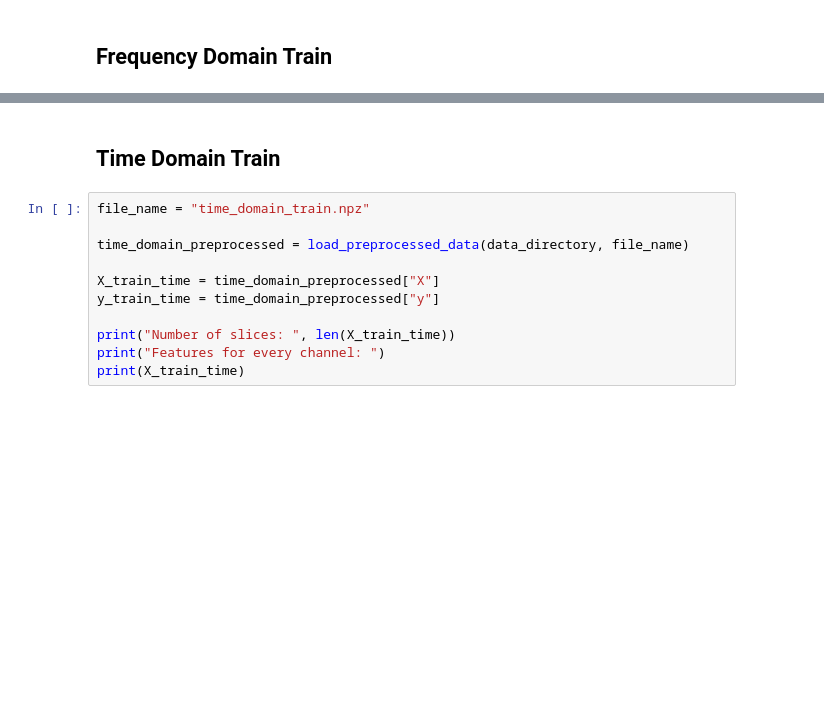
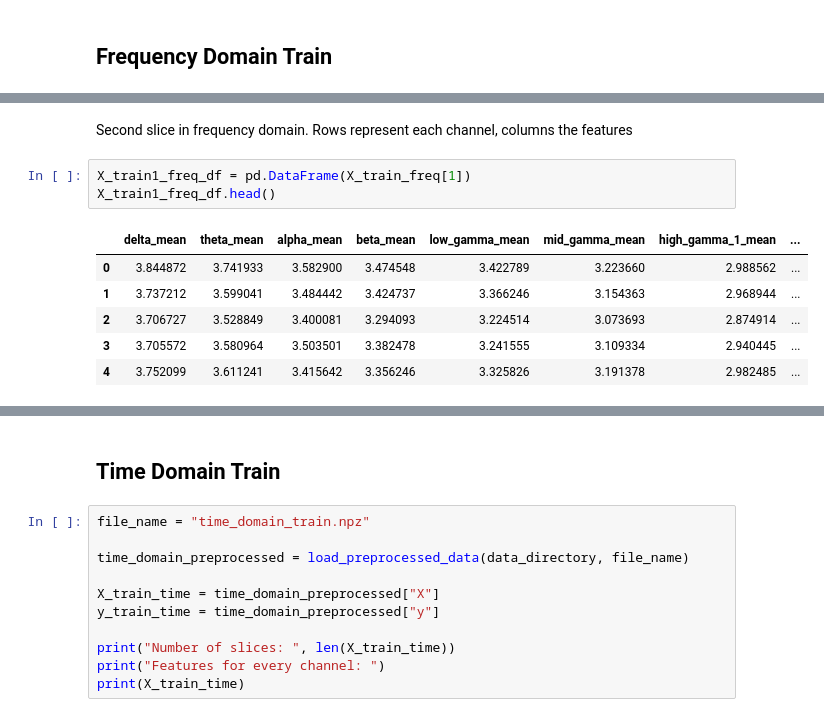
Before and after one commit to LucasVon0645/SeizureSen, a Jupyter notebook: notebooks/preprocess_test.ipynb, the cells around one changed output, grey strips where cells are left out. Saved outputs shown, nothing was run; the diff lists cells and outputs as text; blank space fills up the shorter version.

```diff
--- a/notebooks/preprocess_test.ipynb
+++ b/notebooks/preprocess_test.ipynb
@@ -77,0 +81,12 @@ X_train0_freq_df.head()
+# %% [markdown]
+Second slice in frequency domain. Rows represent each channel, columns the features
+# %%
+X_train1_freq_df = pd.DataFrame(X_train_freq[1])
+X_train1_freq_df.head()
+# %% [output]
+|  | delta_mean | theta_mean | alpha_mean | beta_mean | low_gamma_mean | mid_gamma_mean | high_gamma_1_mean | ... |
+| 0 | 3.844872 | 3.741933 | 3.582900 | 3.474548 | 3.422789 | 3.223660 | 2.988562 | ... |
+| 1 | 3.737212 | 3.599041 | 3.484442 | 3.424737 | 3.366246 | 3.154363 | 2.968944 | ... |
+| 2 | 3.706727 | 3.528849 | 3.400081 | 3.294093 | 3.224514 | 3.073693 | 2.874914 | ... |
+| 3 | 3.705572 | 3.580964 | 3.503501 | 3.382478 | 3.241555 | 3.109334 | 2.940445 | ... |
+| 4 | 3.752099 | 3.611241 | 3.415642 | 3.356246 | 3.325826 | 3.191378 | 2.982485 | ... |
```
Also changed, not shown: parts of 8 cells of this notebook, 9 other files.
